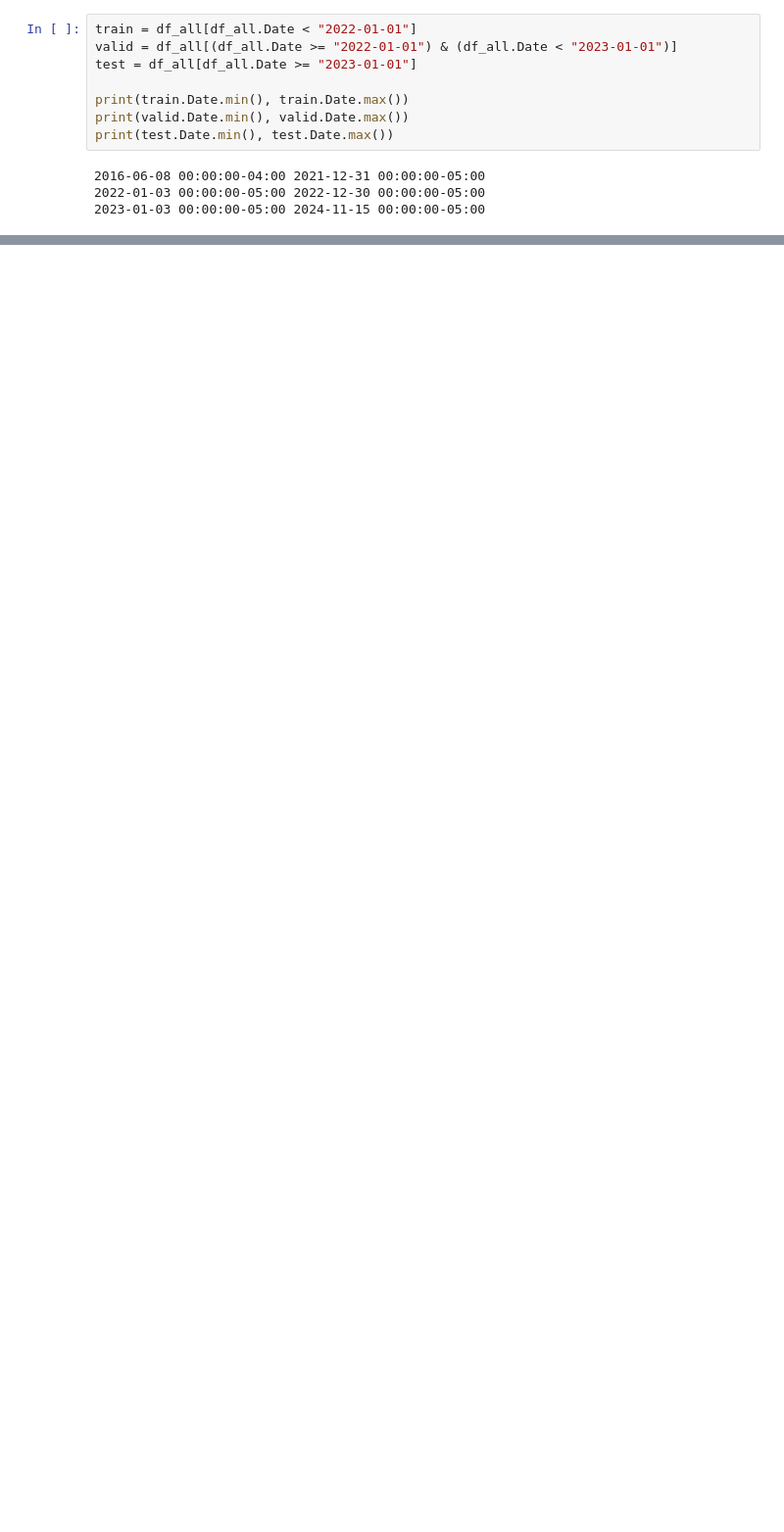
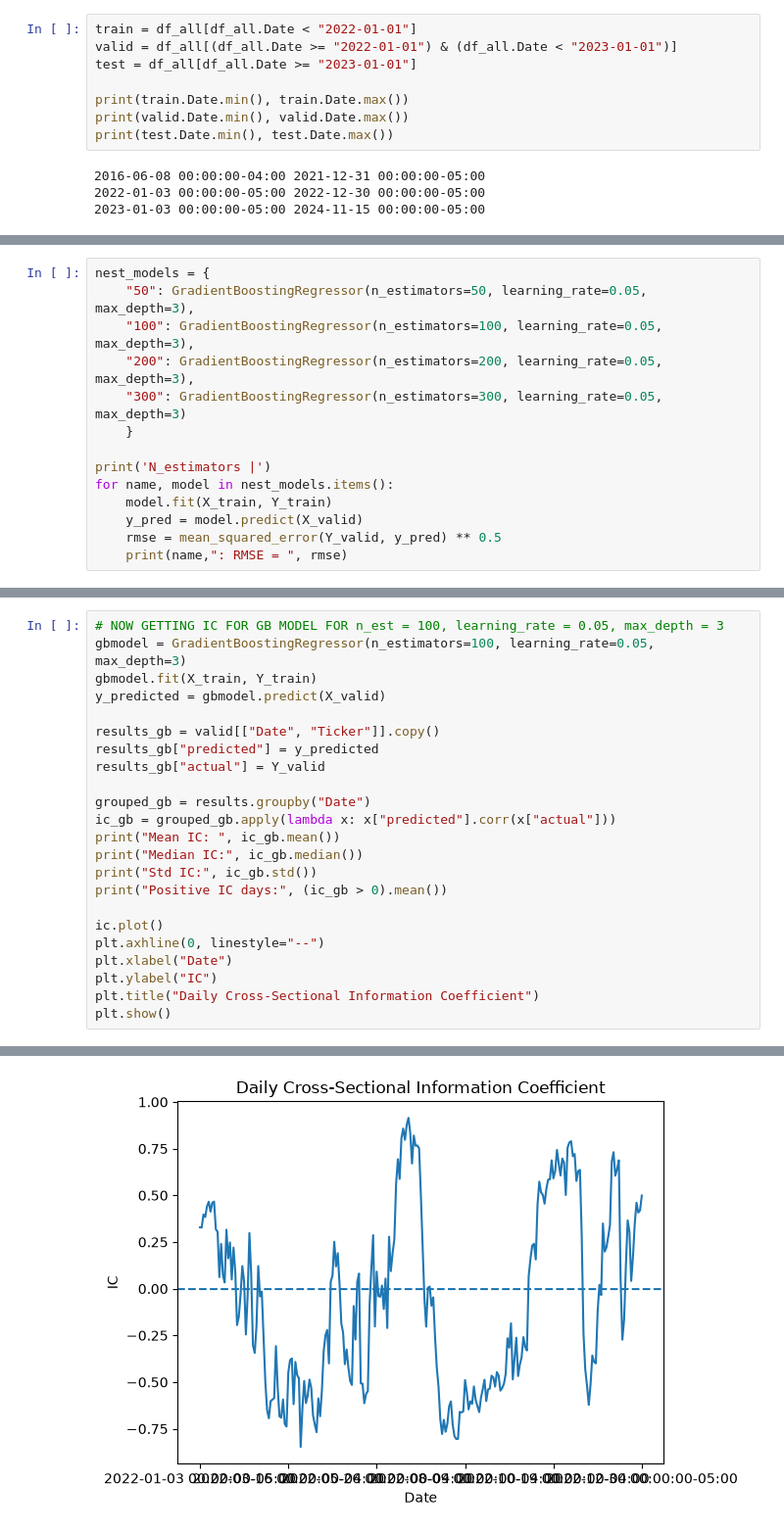
Before and after one commit to willglad/quant-ml, a Jupyter notebook: notebooks/predictor.ipynb, the cells around one changed output, grey strips where cells are left out. Shown at 98% size. Drawn from its saved outputs; the diff is of its cells as text; blank space fills up the shorter version.

```diff
--- a/notebooks/predictor.ipynb
+++ b/notebooks/predictor.ipynb
@@ -184,0 +255,14 @@ ValueError: Expected a 2-dimensional container but got <class 'pandas.Series'> i
+# %%
+nest_models = {
+    "50": GradientBoostingRegressor(n_estimators=50, learning_rate=0.05, max_depth=3),
+    "100": GradientBoostingRegressor(n_estimators=100, learning_rate=0.05, max_depth=3),
+    "200": GradientBoostingRegressor(n_estimators=200, learning_rate=0.05, max_depth=3),
+    "300": GradientBoostingRegressor(n_estimators=300, learning_rate=0.05, max_depth=3)
+    }
+
+print('N_estimators |')
+for name, model in nest_models.items():
+    model.fit(X_train, Y_train)
+    y_pred = model.predict(X_valid)
+    rmse = mean_squared_error(Y_valid, y_pred) ** 0.5
+    print(name,": RMSE = ", rmse)
@@ -184,0 +275,24 @@ ValueError: Expected a 2-dimensional container but got <class 'pandas.Series'> i
+# %%
+# NOW GETTING IC FOR GB MODEL FOR n_est = 100, learning_rate = 0.05, max_depth = 3
+gbmodel = GradientBoostingRegressor(n_estimators=100, learning_rate=0.05, max_depth=3)
+gbmodel.fit(X_train, Y_train)
+y_predicted = gbmodel.predict(X_valid)
+
+results_gb = valid[["Date", "Ticker"]].copy()
+results_gb["predicted"] = y_predicted
+results_gb["actual"] = Y_valid
+
+grouped_gb = results.groupby("Date")
+ic_gb = grouped_gb.apply(lambda x: x["predicted"].corr(x["actual"]))
+print("Mean IC: ", ic_gb.mean())
+print("Median IC:", ic_gb.median())
+print("Std IC:", ic_gb.std())
+print("Positive IC days:", (ic_gb > 0).mean())
+
+ic.plot()
+plt.axhline(0, linestyle="--")
+plt.xlabel("Date")
+plt.ylabel("IC")
+plt.title("Daily Cross-Sectional Information Coefficient")
+plt.show()
+# %% [output]
@@ -184,0 +303 @@ ValueError: Expected a 2-dimensional container but got <class 'pandas.Series'> i
+[figure, added]
```
Also changed, not shown: parts of 11 cells of this notebook, 7 other files.
